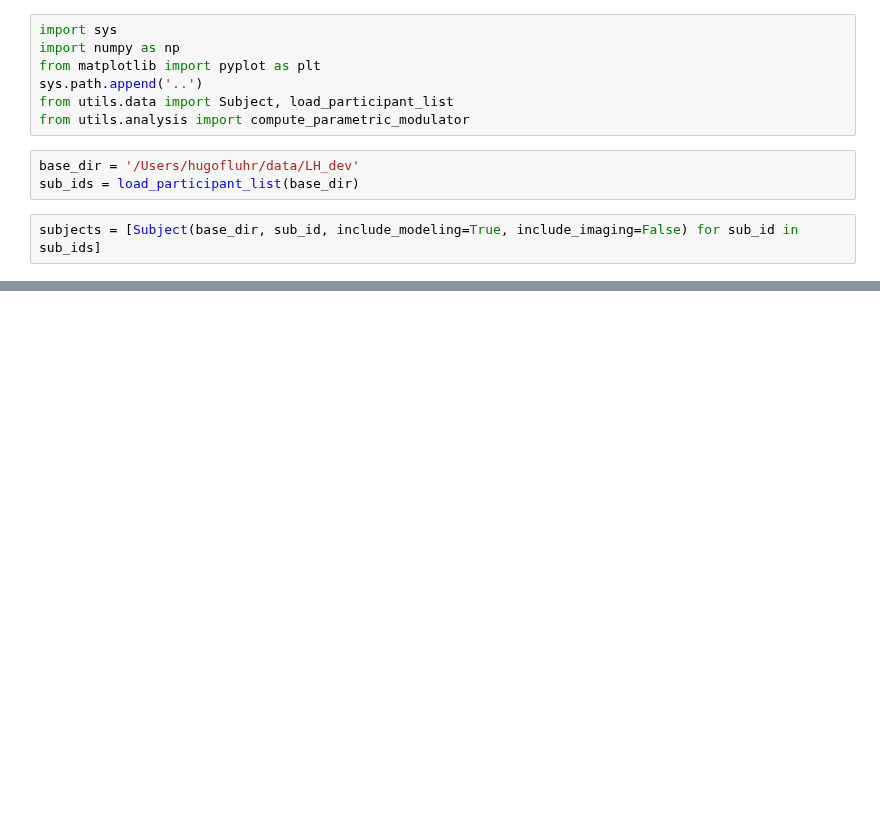
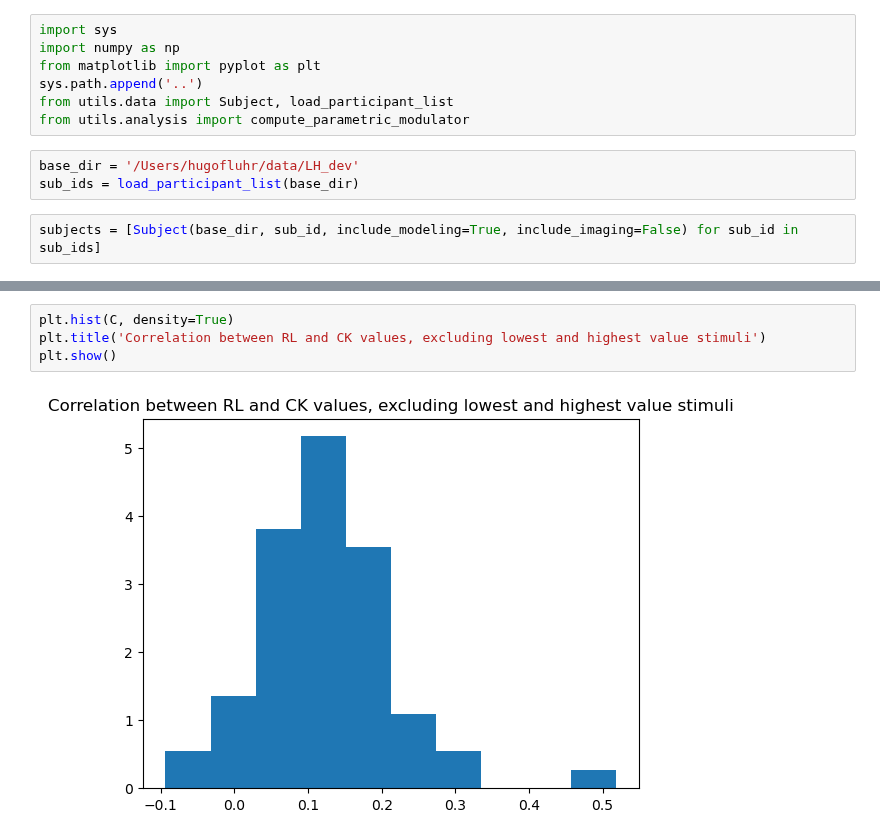
Before and after one commit to hugofluhr/learning-habits-analysis, a Jupyter notebook: notebooks/RL_CK_values_correlation.ipynb, the cells around one changed output, grey strips where cells are left out. Cells and saved outputs as stored; diff of their text form; blank space fills up the shorter version.

```diff
--- a/notebooks/RL_CK_values_correlation.ipynb
+++ b/notebooks/RL_CK_values_correlation.ipynb
@@ -30,0 +51,6 @@ plt.plot([r for r in sub.runs], np.nanmean(RL_CK_corr, axis=0), 'r', linewidth=3
+# %%
+plt.hist(C, density=True)
+plt.title('Correlation between RL and CK values, excluding lowest and highest value stimuli')
+plt.show()
+# %% [output]
+[figure, added]
```
Also changed, not shown: parts of 10 cells of this notebook.
